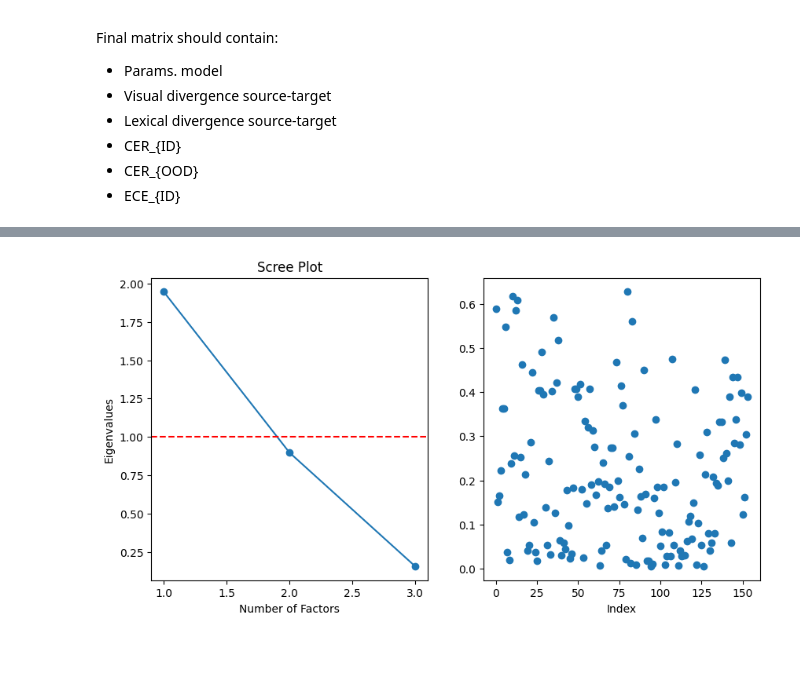
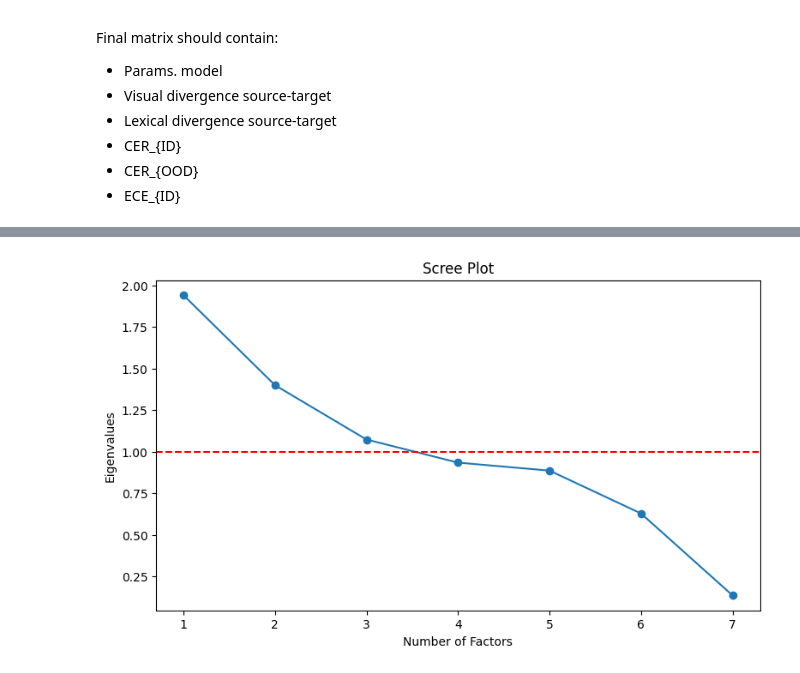
Before and after one commit to carlos10garrido/HTR-OOD, a Jupyter notebook: notebooks/factor_analysis.ipynb, the cells around one changed output, grey strips where cells are left out. Drawn from its saved outputs; the diff is of its cells as text; code cells hidden in the pictures.

Commit message:
Factor anlaysis and CER prediction added

```diff
--- a/notebooks/factor_analysis.ipynb
+++ b/notebooks/factor_analysis.ipynb
@@ -267,8 +308,11 @@ pd_all_melted
 # pd_all_melted = pd_all_melted[pd_all_melted['scenario'] == 'OOD']
 
 # pd_all_melted_fa = pd_all_melted.drop(columns=['Name', 'train_datasets', 'test_dataset', 'scenario', 'architecture'])
-pd_all_melted_fa = pd_all_melted.drop(columns=['Name', 'train_datasets', 'test_dataset', 'scenario', 'architecture', 'num_parameters'])
-
+# pd_all_melted_fa = pd_all_melted.drop(columns=['Name', 'train_datasets', 'test_dataset', 'scenario', 'architecture', 'num_parameters'])
+pd_all_melted_fa = pd_all_melted.drop(columns=['Name', 'train_datasets', 'test_dataset', 'architecture'])
+# pd_all_melted_fa = pd_all_melted.drop(columns=['Name', 'train_datasets', 'test_dataset', 'architecture', 'num_parameters', 'calibration_ID', 'calibration_OOD'])
+show(pd_all_melted_fa)
+columns = pd_all_melted_fa.columns.tolist()
 print(pd_all_melted_fa.columns.tolist())
-pd_all_melted_fa
+# pd_all_melted_fa
 # %% [output]
@@ -308,35 +329,29 @@ from sklearn.preprocessing import StandardScaler
 scaler = StandardScaler()
 pd_all_melted_fa = scaler.fit_transform(pd_all_melted_fa)
 
-fa = FactorAnalyzer(n_factors=2, rotation='equamax')#, normalize=True)
+N_FACTORS = 3
+
+rotations = ['varimax', 'quartimax', 'equamax', 'promax', 'oblimin', 'quartimin']
+# fa = FactorAnalyzer(n_factors=N_FACTORS, rotation='quartimax')#, normalize=True)
+fa = FactorAnalyzer(n_factors=N_FACTORS, rotation=rotations[1])#, normalize=True)
 fa.fit(pd_all_melted_fa)
-
 
 # Get the loadings
 loadings = fa.loadings_
 print(loadings)
 
-# Get loading with components
-# print(fa.components_)
-
-# Get the loadings only for the first column
-loadings_first_column = loadings.T[:, 0]
-print(f'Loadings first column: {loadings_first_column}')
-
 # Get the variance explained
 variance_explained = fa.get_factor_variance()
-print(f'Cumulative ariance explained: {variance_explained[-1]}')
+print(f'Cumulative variance explained: {variance_explained[-1]}')
 
 # Get eigenvalues
 eigenvalues = fa.get_eigenvalues()
-print(f'eigenvalues')
-print(eigenvalues)
+print(f'eigenvalues: {eigenvalues}')
 
 # Get the contribution that each factor has to each variable
 
-
 # Plot eigenvalues and variance explained
-plt.figure(figsize=(10, 5))
+plt.figure(figsize=(20, 5))
 
 plt.subplot(1, 2, 1)
 
@@ -348,63 +363,20 @@ plt.ylabel('Eigenvalues')
 
 plt.title('Scree Plot')
 
-#
-
-# Get the residuals of approximating the first column of pd_all_melted_fa (CER) with all the factors and loadings
-real_CER = pd_all_melted_fa[:, 0]
-
-approx_CER = np.dot(loadings, fa.transform(pd_all_melted_fa).T).T[:, 0]
-# print(f'Real CER: {real_CER}')
-print(f'Max and min real CER: {max(real_CER)}, {min(real_CER)}')
-print(f'Max and min approx CER: {max(approx_CER)}, {min(approx_CER)}')
-
-residuals = np.abs(real_CER - approx_CER)
-# Get the mean error of the residuals
-mean_error = np.mean(residuals)
-std_error = np.std(residuals)
-print(f'Mean error: {mean_error}. Std error: {std_error}')
-
-# Plot residuals
-plt.subplot(1, 2, 2)
-plt.scatter(range(len(residuals)), residuals)
-plt.xlabel('Index')
-
-# Make a plot in which each x is a column of data and each barplot represents the contribution of each factor (2 factors)
-fig, ax = plt.subplots(1, 1, figsize=(10, 5))
+# Make a plot in which each x is a column of data and each barplot represents the contribution of each factor (3 factors)
+fig, ax = plt.subplots(1, 1, figsize=(12, 5))
 x = np.arange(pd_all_melted_fa.shape[1])
 print(x)
-y = loadings[:, 0]
-y2 = loadings[:, 1]
+y = loadings.T
+print(y)
 
-# Put them as separated bars not one over the other
-ax.bar(x, y, width=0.4, label='Factor 1')
-ax.bar(x + 0.4, y2, width=0.4, label='Factor 2')
+for i in range(N_FACTORS):
+    ax.bar(x + 0.2 * i, y[i], width=0.2, label=f'Factor {i + 1}')
+
 ax.set_xticks(x)
-# ax.set_xticklabels(pd_all_melted_fa.columns.tolist())
-# Change x labels with: 0 = CER, 1 = rec_error, 2 = lex_divergence, 3=no.parameters
-ax.set_xticklabels(['CER', 'rec_error', 'lex_divergence'])#, 'no.parameters'])
-# plt.xticks(rotation=90)
-plt.legend()
+ax.set_xticklabels(columns)
+ax.legend()
+plt.xticks(rotation=20)
+plt.title('Factor Loadings')
 plt.show()
-
-################################################################################################
-
-# fig, ax = plt.subplots(1, 1, figsize=(10, 5))
-# x = np.arange(pd_all_melted_fa.shape[1])
-# print(x)
-# y = loadings[:, 0]
-# y2 = loadings[:, 1]
-# y3 = loadings[:, 2]
-
-# # Put them as separated bars not one over the other
-# ax.bar(x, y, width=0.4, label='Factor 1')
-# ax.bar(x + 0.4, y2, width=0.4, label='Factor 2')
-# ax.bar(x + 0.8, y3, width=0.4, label='Factor 3')
-# ax.set_xticks(x)
-# ax.set_xticklabels(pd_all_melted_fa.columns.tolist())
-# # Change x labels with: 0 = CER, 1 = rec_error, 2 = lex_divergence, 3=no.parameters
-# ax.set_xticklabels(['CER', 'rec_error', 'lex_divergence', 'no.parameters'])
-# # plt.xticks(rotation=90)
-# plt.legend()
-# plt.show()
 # %% [output]
@@ -422 +401 @@ Mean error: 0.21405597357734. Std error: 0.16528911830161183
-[figure, old version]
+[figure, new version]
```
Also changed, not shown: parts of 18 cells of this notebook.
